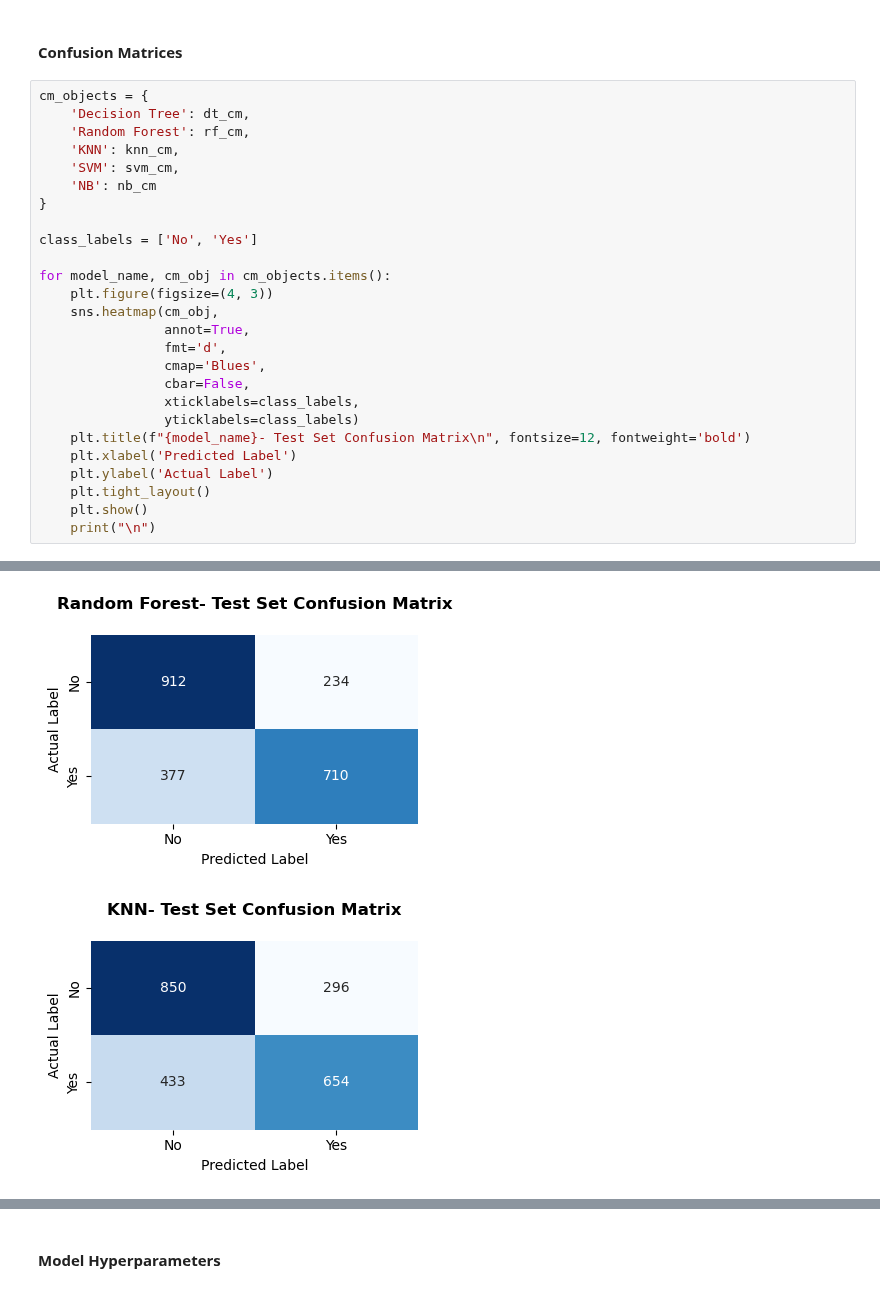
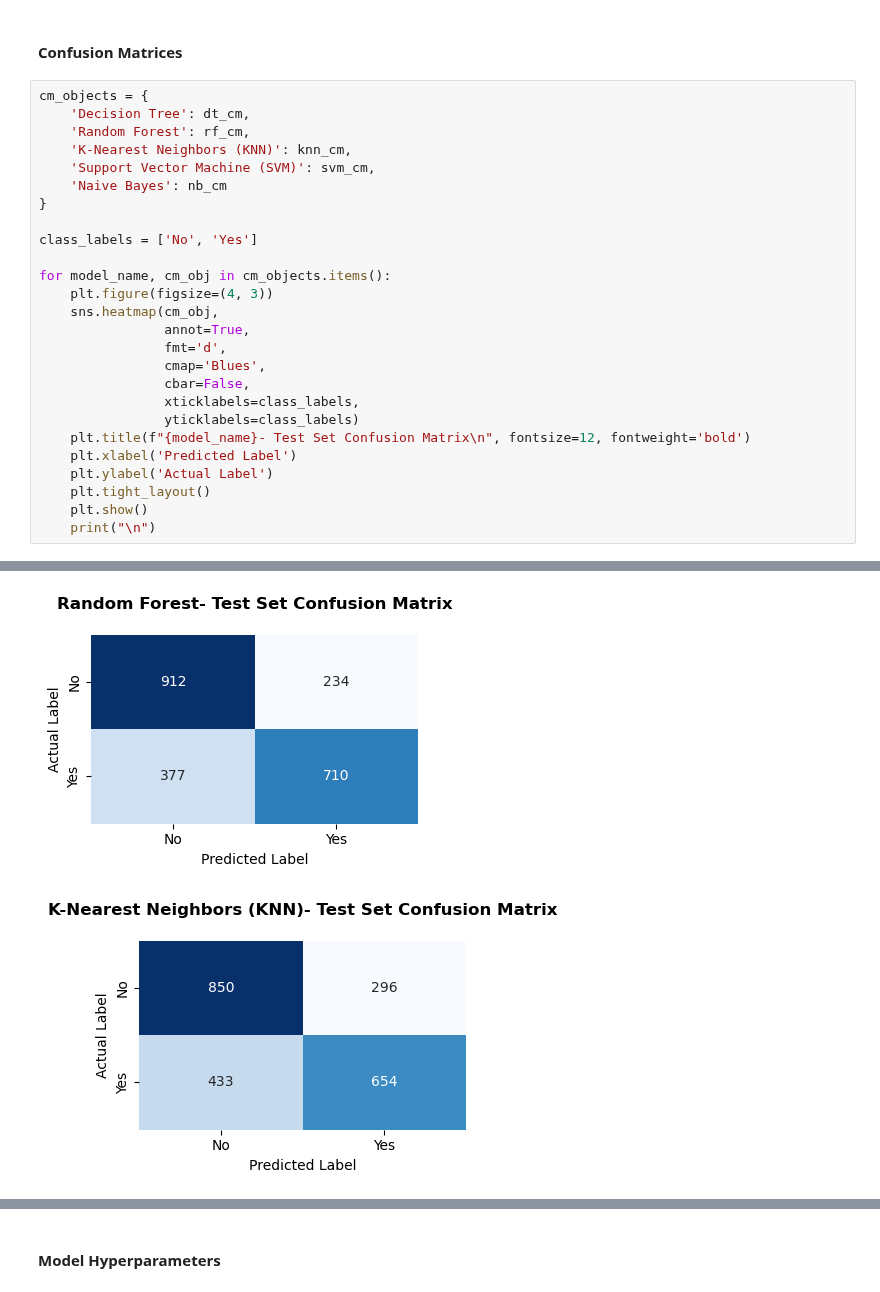
Before and after one commit to catlaujim/machine-learning-classification, a Jupyter notebook: Marketing.ipynb, the cells around one changed output, grey strips where cells are left out. Drawn from its saved outputs; the diff is of its cells as text.

```diff
--- a/Marketing.ipynb
+++ b/Marketing.ipynb
@@ -479,30 +474,30 @@ nb_cm = confusion_matrix(data.y_test, knn_test_preds)
 # %%
 cm_objects = {
     'Decision Tree': dt_cm,
     'Random Forest': rf_cm,
-    'KNN': knn_cm,
-    'SVM': svm_cm,
-    'NB': nb_cm
+    'K-Nearest Neighbors (KNN)': knn_cm,
+    'Support Vector Machine (SVM)': svm_cm,
+    'Naive Bayes': nb_cm
 }
 
 class_labels = ['No', 'Yes']
 
 for model_name, cm_obj in cm_objects.items():
     plt.figure(figsize=(4, 3))
     sns.heatmap(cm_obj,
                 annot=True,
                 fmt='d',
                 cmap='Blues',
                 cbar=False,
                 xticklabels=class_labels,
                 yticklabels=class_labels)
     plt.title(f"{model_name}- Test Set Confusion Matrix\n", fontsize=12, fontweight='bold')
     plt.xlabel('Predicted Label')
     plt.ylabel('Actual Label')
     plt.tight_layout()
     plt.show()
     print("\n")
 # %% [output]
 [figure]
 [figure]
-[figure, old version]
+[figure, new version]
```
Also changed, not shown: parts of 5 cells of this notebook, 1 other file.
